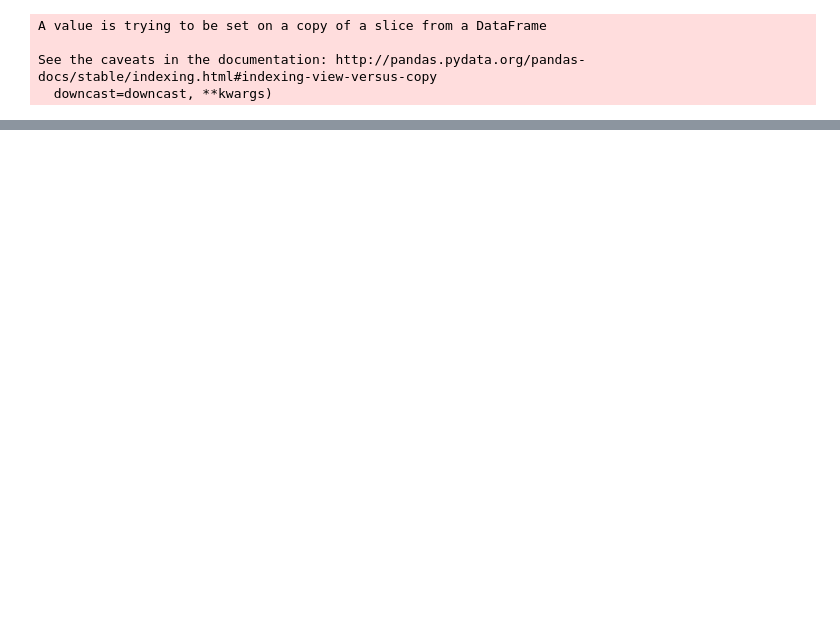
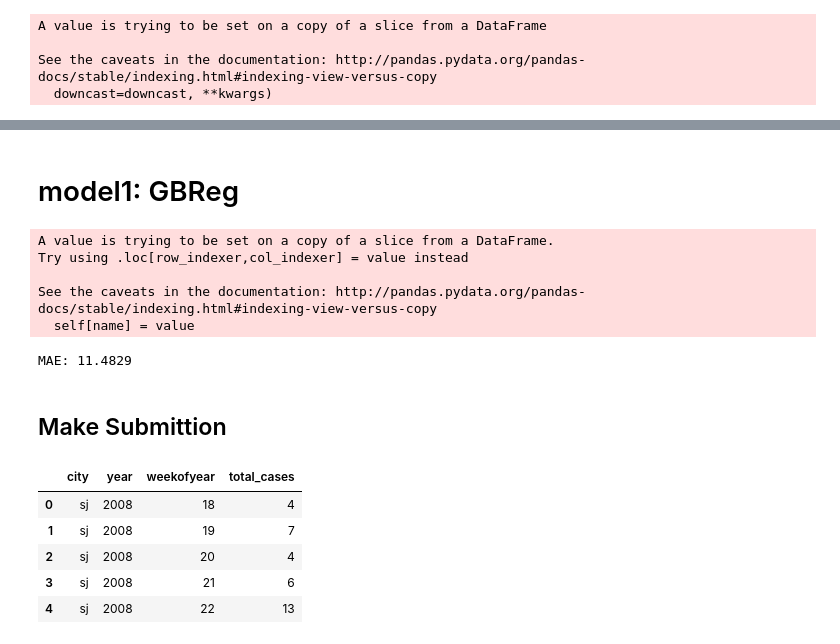
Before and after one commit to ant-on-su/DengAI, a Jupyter notebook: notebooks/models1.ipynb, the cells around one changed output, grey strips where cells are left out. Saved outputs shown, nothing was run; the diff lists cells and outputs as text; code cells hidden in the pictures; blank space fills up the shorter version.

Commit message:
GradientBoostRegression out-of-the-box submission (poor score, but so far my best)

```diff
--- a/notebooks/models1.ipynb
+++ b/notebooks/models1.ipynb
@@ -54,0 +75,14 @@ X_train.head()
+# %% [markdown]
+# model1: GBReg
+# %%
+#TODO: find more elegant way
+X_test.drop(['week_start_date'], axis=1, inplace=True)
+X_train.drop(['week_start_date'], axis=1, inplace=True)
+X_train.city = X_train.city.map({'sj':0, 'iq':1})
+X_test.city = X_test.city.map({'sj':0, 'iq':1})
+# %% [output]
+A value is trying to be set on a copy of a slice from a DataFrame.
+Try using .loc[row_indexer,col_indexer] = value instead
+
+See the caveats in the documentation: http://pandas.pydata.org/pandas-docs/stable/indexing.html#indexing-view-versus-copy
+  self[name] = value
@@ -54,0 +92,37 @@ X_train.head()
+# %%
+y_test = y_test.iloc[:,-1]
+y_train = y_train.iloc[:,-1]
+# %%
+from sklearn import ensemble
+from sklearn.metrics import mean_absolute_error
+#Fit regression model
+params = {'n_estimators': 500, 'max_depth': 8, 'min_samples_split': 2,
+          'learning_rate': 0.01, 'loss': 'ls'}
+clf = ensemble.GradientBoostingRegressor(**params)
+
+clf.fit(X_train, y_train)
+mse = mean_absolute_error(y_test, clf.predict(X_test).astype('int'))
+print("MAE: %.4f" % mse)
+# %% [output]
+MAE: 11.4829
+# %% [markdown]
+## Make Submittion
+# %%
+df_TEST = pd.read_csv("../data/dengue_features_test.csv")
+df_TEST.drop(['week_start_date'], axis=1, inplace=True)
+df_TEST.fillna(value=0, inplace=True)
+df_TEST.city = df_TEST.city.map({'sj':0, 'iq':1})
+PRED = clf.predict(df_TEST).astype('int')
+# %%
+df_PRED = df_TEST.iloc[:,:3]
+df_PRED.city = df_PRED.city.map({0:'sj', 1:'iq'})
+df_PRED['total_cases'] = pd.Series(PRED)
+# %%
+df_PRED.head()
+# %% [output]
+|  | city | year | weekofyear | total_cases |
+| 0 | sj | 2008 | 18 | 4 |
+| 1 | sj | 2008 | 19 | 7 |
+| 2 | sj | 2008 | 20 | 4 |
+| 3 | sj | 2008 | 21 | 6 |
+| 4 | sj | 2008 | 22 | 13 |
```
Also changed, not shown: parts of 6 cells of this notebook, 1 other file.
